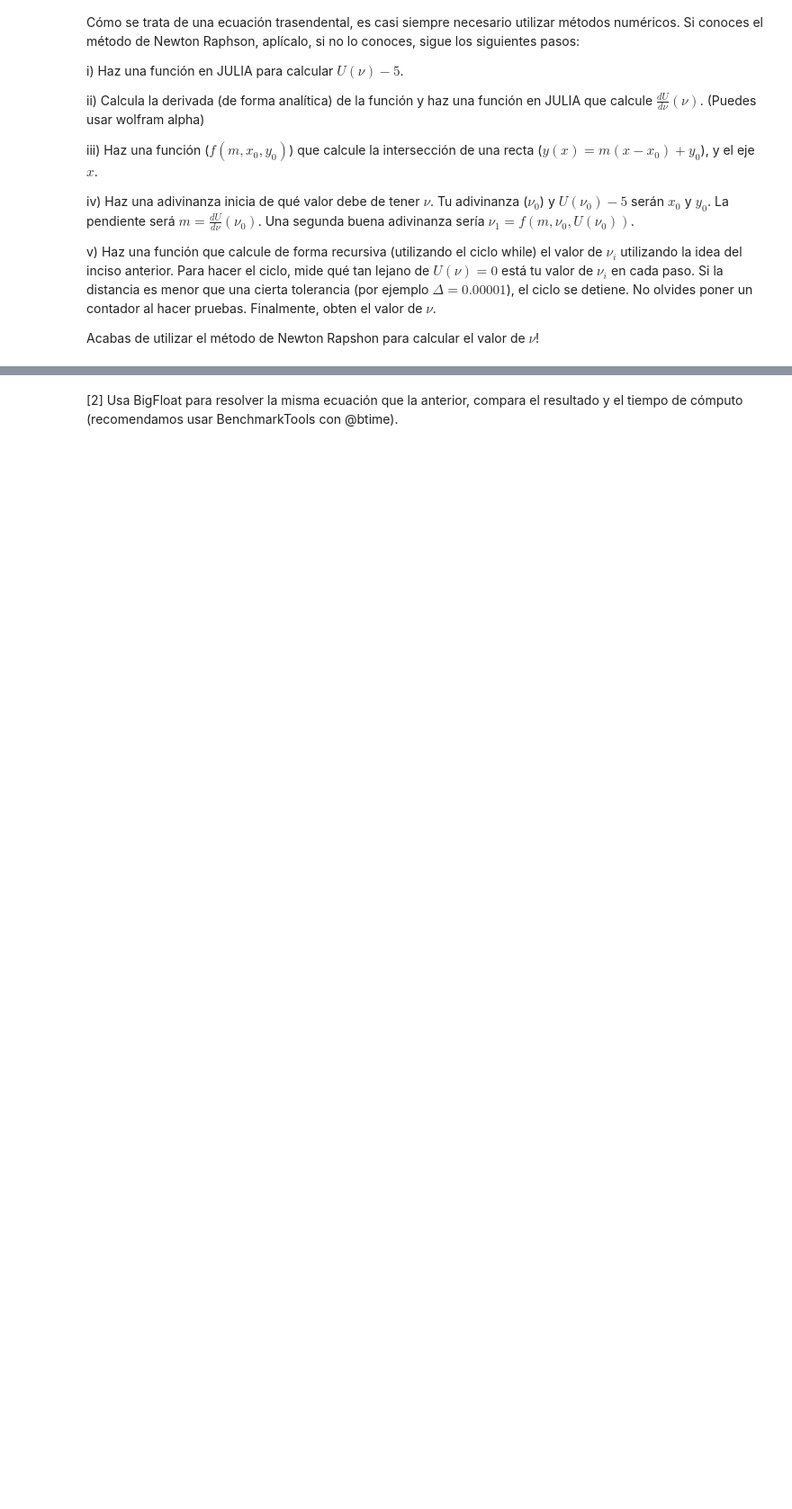
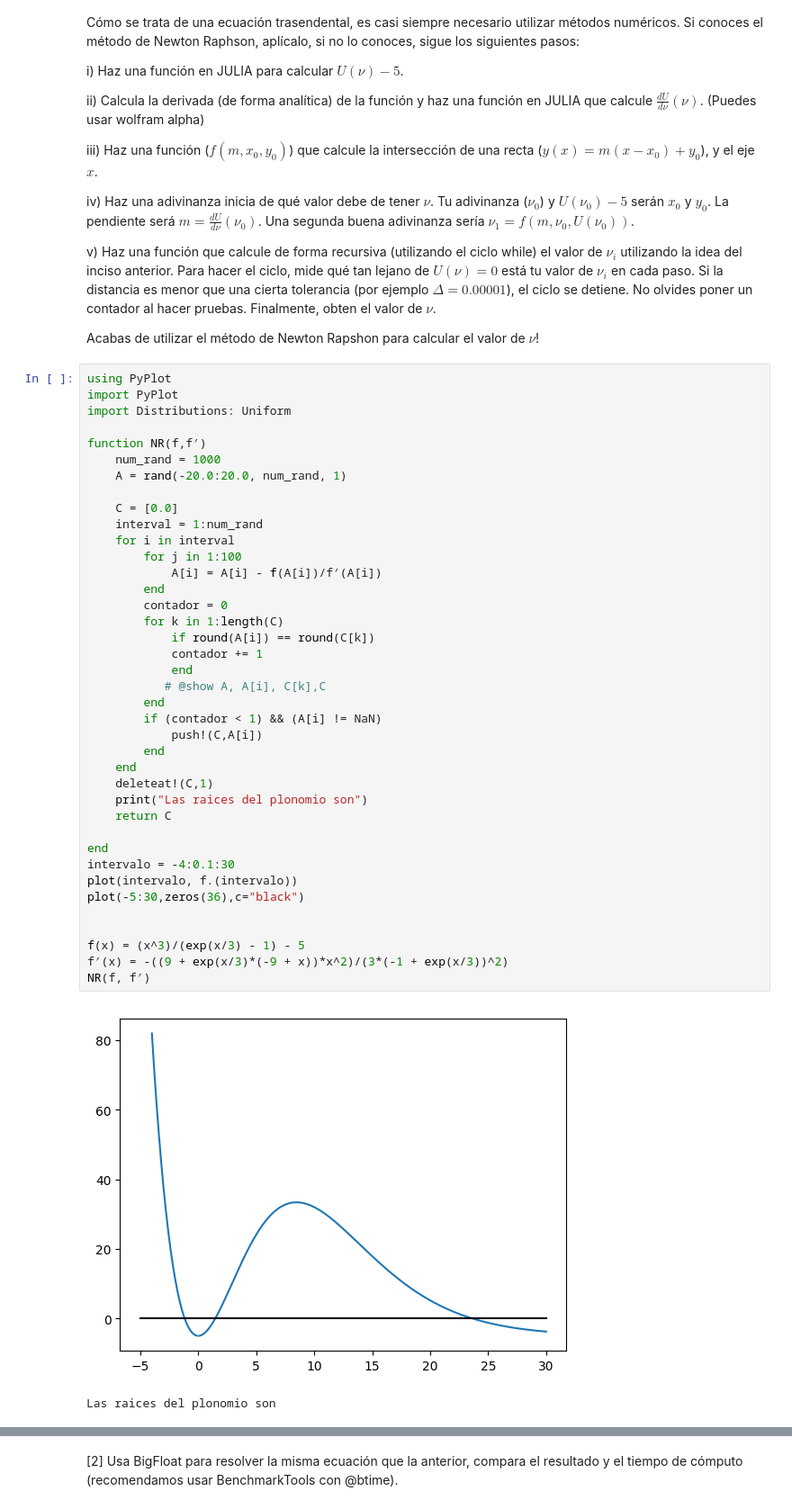
Before and after one commit to OscarAlvaradoM/Julia_TSFCI_GitHub, a Jupyter notebook: Tarea 1 Bases!! .ipynb, the cells around one changed output, grey strips where cells are left out. Shown at 90% size. Cells and saved outputs as stored; diff of their text form; blank space fills up the shorter version.

```diff
--- a/Tarea 1 Bases!! .ipynb
+++ b/Tarea 1 Bases!! .ipynb
@@ -28,3 +28,45 @@ iv) Haz una adivinanza inicia de qué valor debe de tener $\nu$. Tu adivinanza (
 v) Haz una función que calcule de forma recursiva (utilizando el ciclo while) el valor de $\nu_i$ utilizando la idea del inciso anterior. Para hacer el ciclo, mide qué tan lejano de $U(\nu) = 0$ está tu valor de $\nu_i$ en cada paso. Si la distancia es menor que una cierta tolerancia (por ejemplo $\Delta = 0.00001$), el ciclo se detiene. No olvides poner un contador al hacer pruebas. Finalmente, obten el valor de $\nu$.
 
 Acabas de utilizar el método de Newton Rapshon para calcular el valor de $\nu$!
+# %%
+using PyPlot
+import PyPlot
+import Distributions: Uniform
+
+function NR(f,f′)
+    num_rand = 1000
+    A = rand(-20.0:20.0, num_rand, 1)
+
+    C = [0.0]
+    interval = 1:num_rand
+    for i in interval
+        for j in 1:100
+            A[i] = A[i] - f(A[i])/f′(A[i])
+        end
+        contador = 0
+        for k in 1:length(C)
+            if round(A[i]) == round(C[k])
+            contador += 1
+            end
+           # @show A, A[i], C[k],C
+        end
+        if (contador < 1) && (A[i] != NaN)
+            push!(C,A[i])
+        end
+    end
+    deleteat!(C,1)
+    print("Las raices del plonomio son")
+    return C
+
+end
+intervalo = -4:0.1:30
+plot(intervalo, f.(intervalo))
+plot(-5:30,zeros(36),c="black")
+
+
+f(x) = (x^3)/(exp(x/3) - 1) - 5
+f′(x) = -((9 + exp(x/3)*(-9 + x))*x^2)/(3*(-1 + exp(x/3))^2)
+NR(f, f′)
+# %% [output]
+[figure, added]
+Las raices del plonomio son
```
Also changed, not shown: parts of 13 cells of this notebook.
